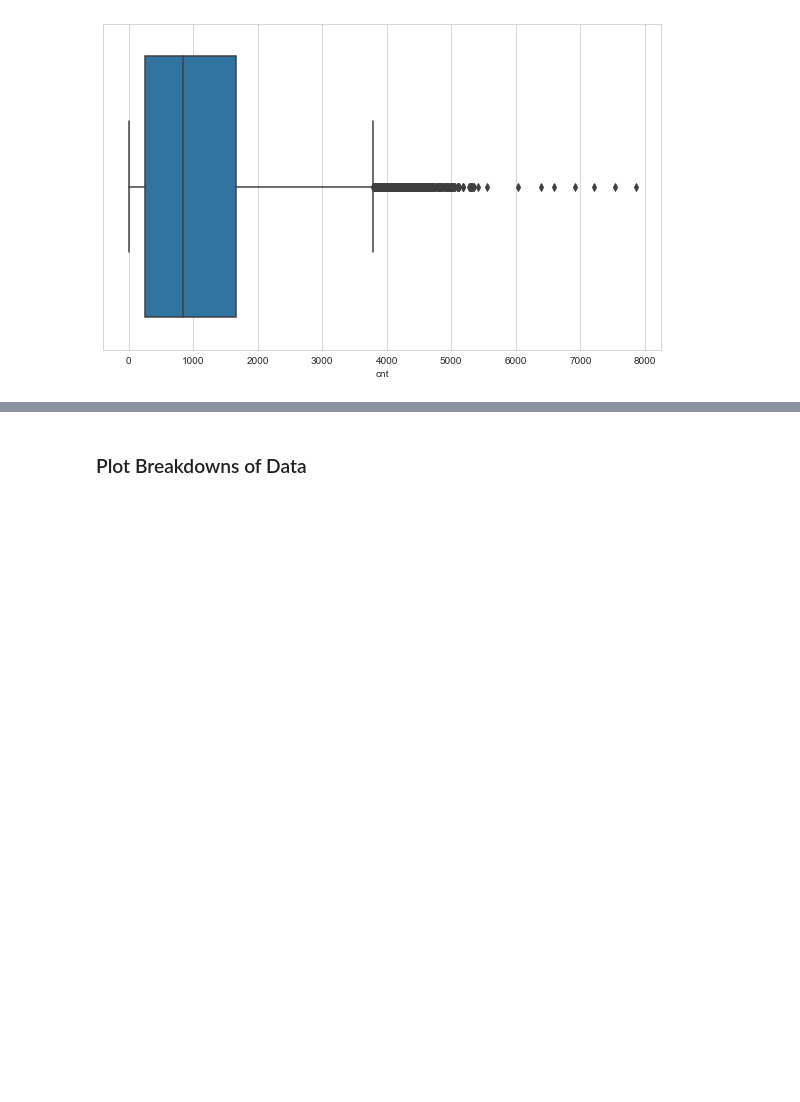
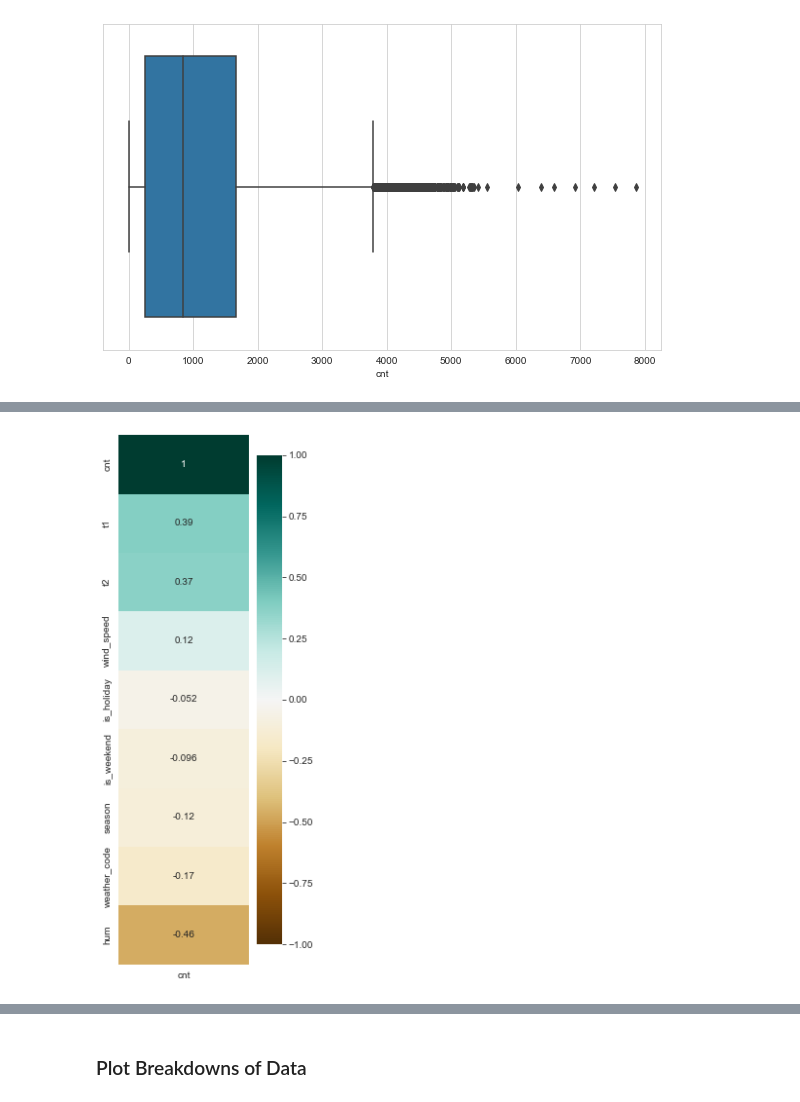
Before and after one commit to YusufSHub/Machine-Learning, a Jupyter notebook: DL/RNN Project Store Sharing/RNN project-Mutivariate Time Series with RNN (Bike Sharing Demand Prediction)-Student.ipynb, the cells around one changed output, grey strips where cells are left out. Cells and saved outputs as stored; diff of their text form; code cells hidden in the pictures; blank space fills up the shorter version.

```diff
--- a/DL/RNN Project Store Sharing/RNN project-Mutivariate Time Series with RNN (Bike Sharing Demand Prediction)-Student.ipynb
+++ b/DL/RNN Project Store Sharing/RNN project-Mutivariate Time Series with RNN (Bike Sharing Demand Prediction)-Student.ipynb
@@ -222,3 +215,6 @@ sns.boxplot(data=df, x="cnt")
 # %% [output]
 <AxesSubplot:xlabel='cnt'>
 [figure]
+# %%
+df_corr_cnt = df.corr()[["cnt"]].sort_values(by="cnt", ascending=False)
+df_corr_cnt
@@ -224,0 +232,5 @@ sns.boxplot(data=df, x="cnt")
+# %%
+plt.figure(figsize=(3,10))
+sns.heatmap(df_corr_cnt, annot=True, cmap="BrBG", vmax=1, vmin=-1);
+# %% [output]
+[figure, added]
```
Also changed, not shown: parts of 74 cells of this notebook.
